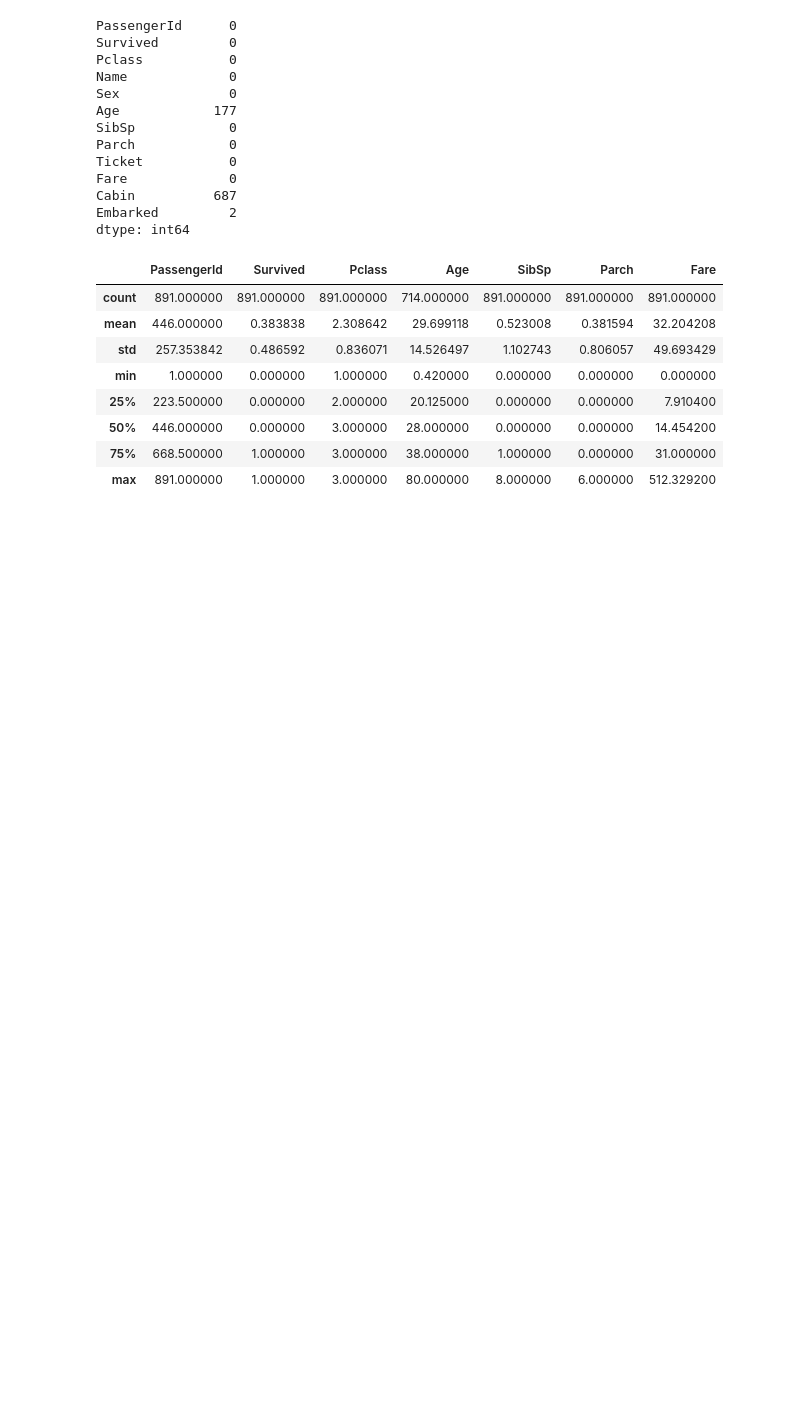
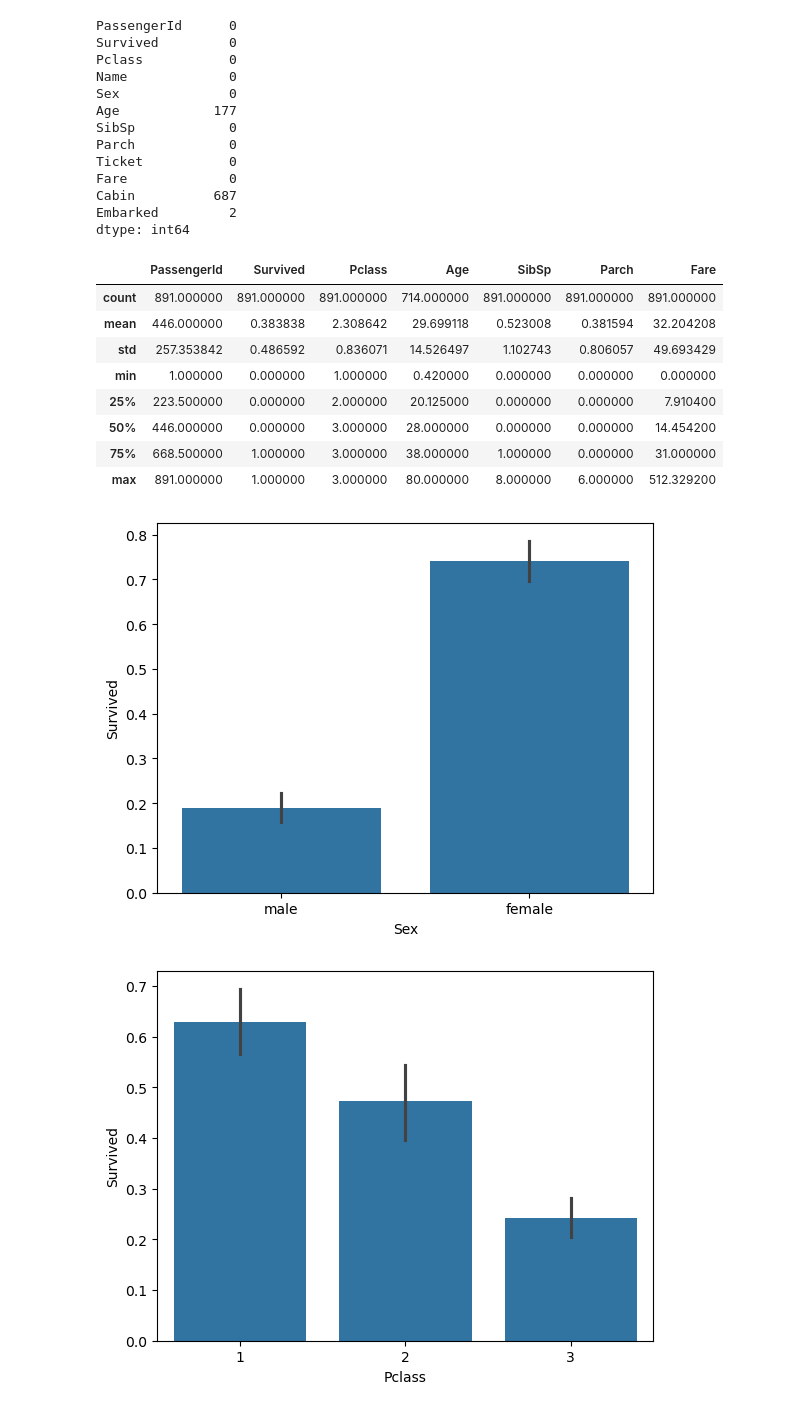
Before and after one commit to jiaquanli666/hello, a Jupyter notebook: Titanic_project/Titanic.ipynb, the cells around one changed output. Drawn from its saved outputs; the diff is of its cells as text; code cells hidden in the pictures; blank space fills up the shorter version.

```diff
--- a/Titanic_project/Titanic.ipynb
+++ b/Titanic_project/Titanic.ipynb
@@ -53,3 +53,9 @@ train.describe()
 # %%
 #画几个图看看特征和生还率之间的关系
 sns.barplot(data = train,x ="Sex",y="Survived")
+plt.show()
+sns.barplot(data = train,x = "Pclass", y = "Survived")
+plt.show()
+# %% [output]
+[figure, added]
+[figure, added]
```
